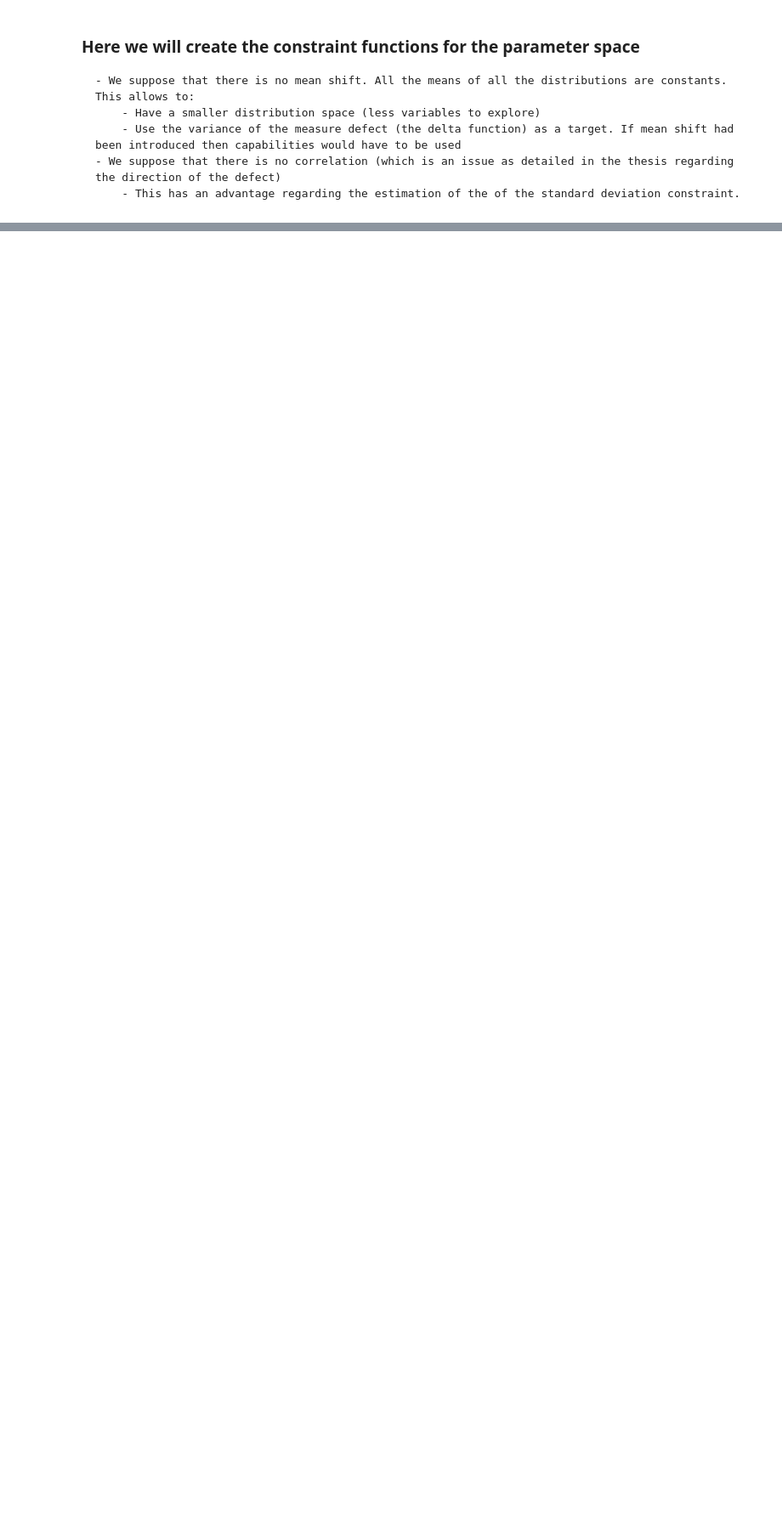
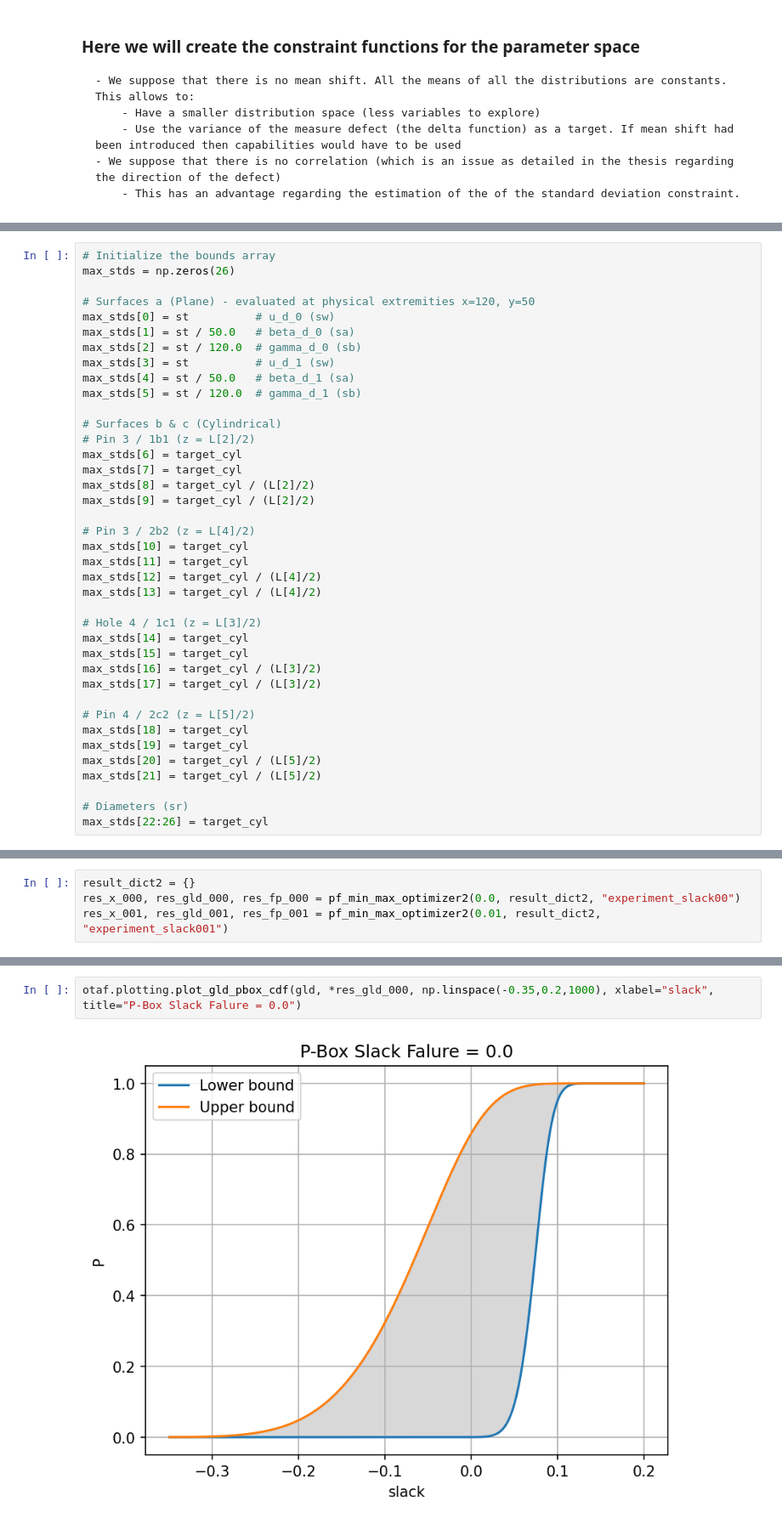
Before and after one commit to Kramer84/otaf, a Jupyter notebook: notebooks/OptimizationBasedModels/TestImplementationDumas.ipynb, the cells around one changed output, grey strips where cells are left out. Shown at 85% size. Drawn from its saved outputs; the diff is of its cells as text; blank space fills up the shorter version.

```diff
--- a/notebooks/OptimizationBasedModels/TestImplementationDumas.ipynb
+++ b/notebooks/OptimizationBasedModels/TestImplementationDumas.ipynb
@@ -423,0 +559,39 @@ res_x_005, res_gld_005, res_fp_005 = pf_min_max_optimizer(0.05, result_dict, "ex
+# %%
+# Initialize the bounds array
+max_stds = np.zeros(26)
+
+# Surfaces a (Plane) - evaluated at physical extremities x=120, y=50
+max_stds[0] = st          # u_d_0 (sw)
+max_stds[1] = st / 50.0   # beta_d_0 (sa)
+max_stds[2] = st / 120.0  # gamma_d_0 (sb)
+max_stds[3] = st          # u_d_1 (sw)
+max_stds[4] = st / 50.0   # beta_d_1 (sa)
+max_stds[5] = st / 120.0  # gamma_d_1 (sb)
+
+# Surfaces b & c (Cylindrical)
+# Pin 3 / 1b1 (z = L[2]/2)
+max_stds[6] = target_cyl
+max_stds[7] = target_cyl
+max_stds[8] = target_cyl / (L[2]/2)
+max_stds[9] = target_cyl / (L[2]/2)
+
+# Pin 3 / 2b2 (z = L[4]/2)
+max_stds[10] = target_cyl
+max_stds[11] = target_cyl
+max_stds[12] = target_cyl / (L[4]/2)
+max_stds[13] = target_cyl / (L[4]/2)
+
+# Hole 4 / 1c1 (z = L[3]/2)
+max_stds[14] = target_cyl
+max_stds[15] = target_cyl
+max_stds[16] = target_cyl / (L[3]/2)
+max_stds[17] = target_cyl / (L[3]/2)
+
+# Pin 4 / 2c2 (z = L[5]/2)
+max_stds[18] = target_cyl
+max_stds[19] = target_cyl
+max_stds[20] = target_cyl / (L[5]/2)
+max_stds[21] = target_cyl / (L[5]/2)
+
+# Diameters (sr)
+max_stds[22:26] = target_cyl
@@ -423,0 +753,4 @@ res_x_005, res_gld_005, res_fp_005 = pf_min_max_optimizer(0.05, result_dict, "ex
+# %%
+result_dict2 = {}
+res_x_000, res_gld_000, res_fp_000 = pf_min_max_optimizer2(0.0, result_dict2, "experiment_slack00")
+res_x_001, res_gld_001, res_fp_001 = pf_min_max_optimizer2(0.01, result_dict2, "experiment_slack001")
@@ -423,0 +775,4 @@ res_x_005, res_gld_005, res_fp_005 = pf_min_max_optimizer(0.05, result_dict, "ex
+# %%
+otaf.plotting.plot_gld_pbox_cdf(gld, *res_gld_000, np.linspace(-0.35,0.2,1000), xlabel="slack", title="P-Box Slack Falure = 0.0")
+# %% [output]
+[figure, added]
```
Also changed, not shown: parts of 20 cells of this notebook.
